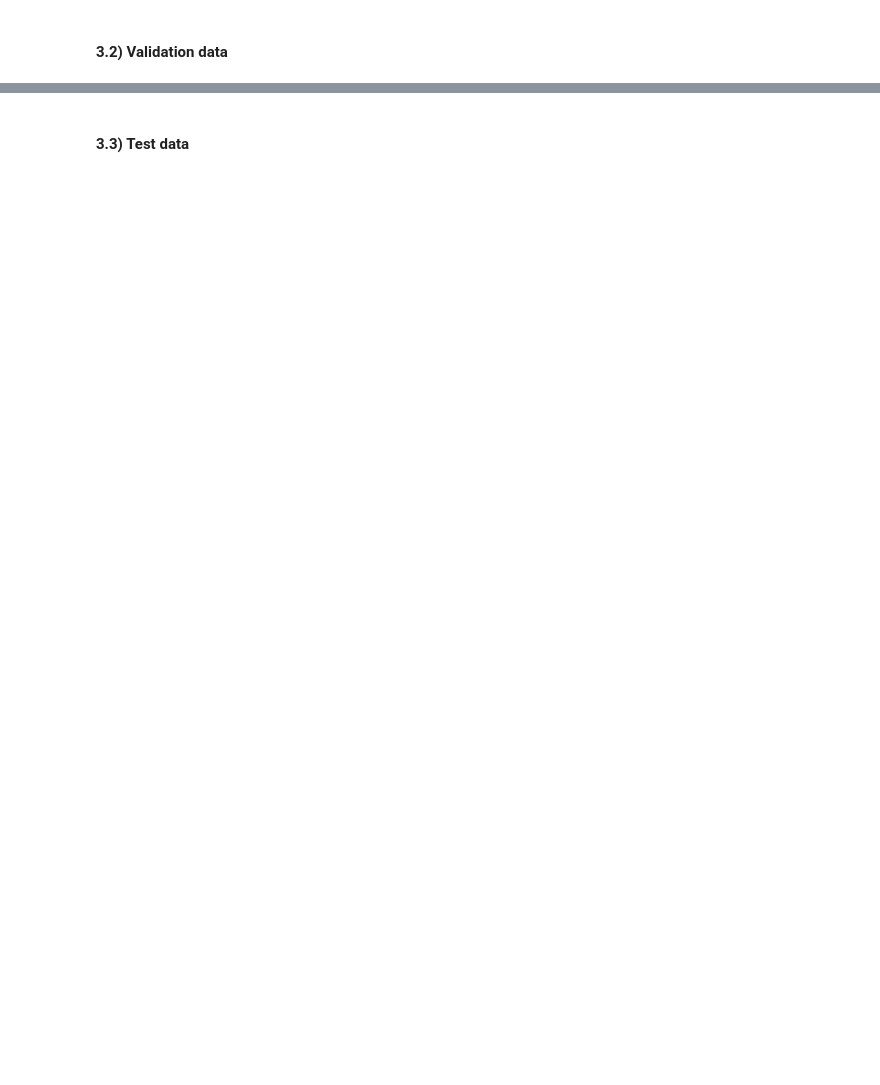
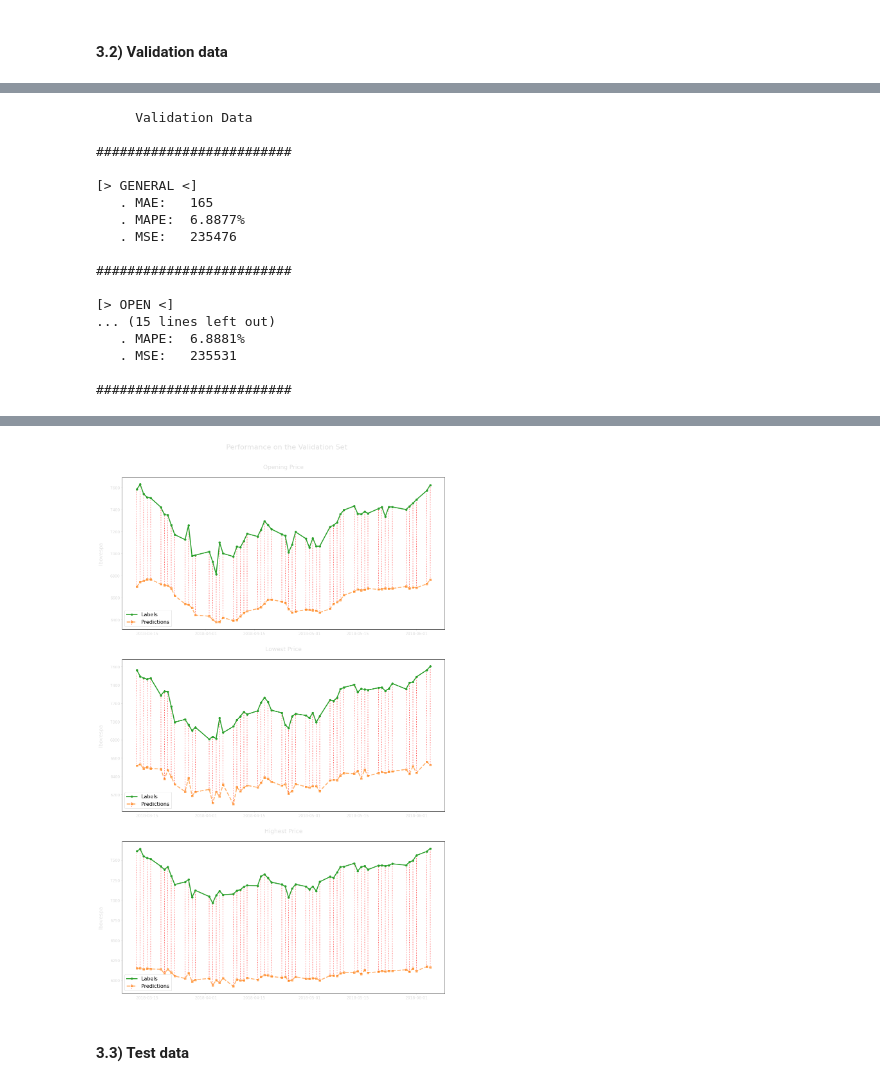
Before and after one commit to Talendar/stocks_prices_prediction, a Jupyter notebook: stocks_prediction.ipynb, the cells around one changed output, grey strips where cells are left out. Cells and saved outputs as stored; diff of their text form; code cells hidden in the pictures; blank space fills up the shorter version.

```diff
--- a/stocks_prediction.ipynb
+++ b/stocks_prediction.ipynb
@@ -509,0 +314,31 @@ Javascript("google.colab.output.setIframeHeight('600px');")
+# %%
+val_predictions, val_results = eval(model, data, "val")
+
+print("     Validation Data\n")
+eval_print(val_results)
+
+eval_plot(val_predictions,
+          data.raw_val["labels"],
+          start_date="random",
+          plot_samples=60,
+          title="Performance on the Validation Set")
+
+Javascript("google.colab.output.setIframeHeight('600px');")
+# %% [output]
+     Validation Data
+
+#########################
+
+[> GENERAL <]
+   . MAE:   165
+   . MAPE:  6.8877%
+   . MSE:   235476
+
+#########################
+
+[> OPEN <]
+... (15 lines left out)
+   . MAPE:  6.8881%
+   . MSE:   235531
+
+#########################
@@ -510,2 +346,3 @@ Javascript("google.colab.output.setIframeHeight('600px');")
+[figure, added]
 # %% [markdown]
 #### **3.3) Test data**
```
Also changed, not shown: parts of 23 cells of this notebook.
